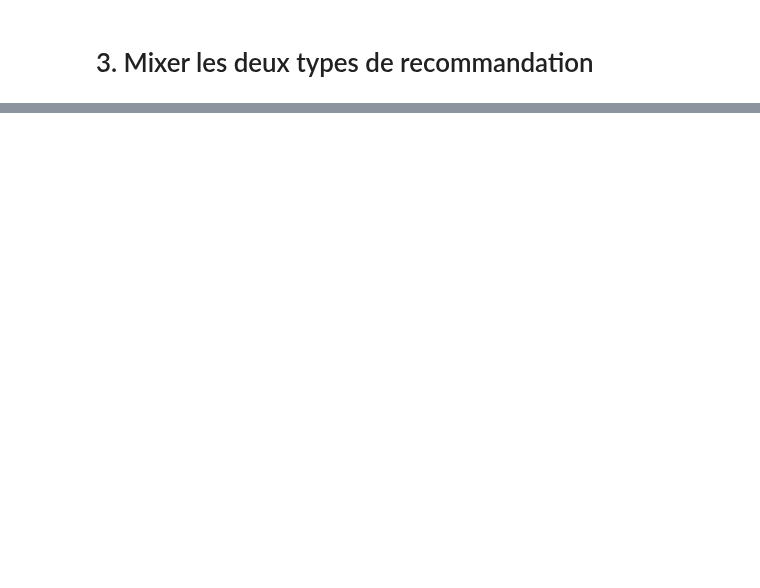
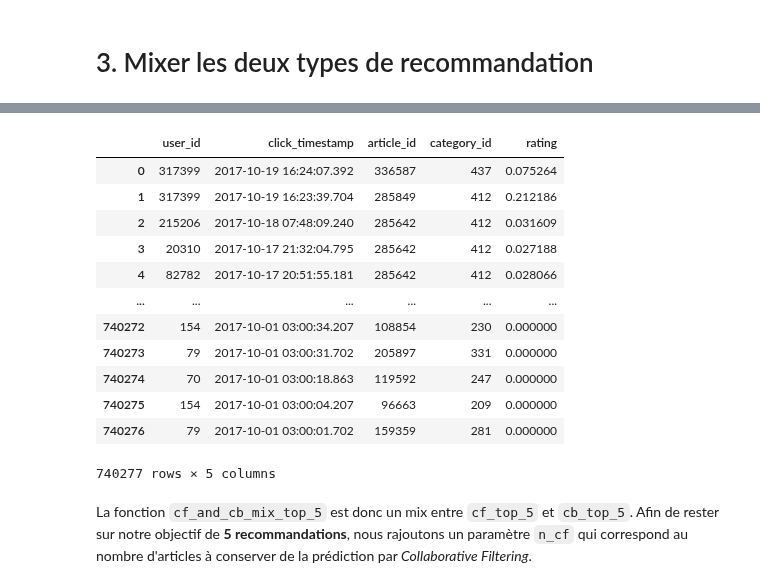
Before and after one commit to ClementPatin/OC-P9, a Jupyter notebook: Patin_Clement_2_scripts_052024.ipynb, the cells around one changed output, grey strips where cells are left out. Drawn from its saved outputs; the diff is of its cells as text; code cells hidden in the pictures; blank space fills up the shorter version.

Commit message:
azure function app dev

```diff
--- a/Patin_Clement_2_scripts_052024.ipynb
+++ b/Patin_Clement_2_scripts_052024.ipynb
@@ -1002,7 +967,7 @@ else :
 Entraînons le modèle SVDpp sur l'ensemble des données :
 # %%
 # train SVDpp on X_cf_surprise
-if "collab_model.pickle" not in os.listdir("mySaves/cf_results") :
+if "collab_model.joblib" not in os.listdir("mySaves/dev_files") :
     # get best parameters
     best_parameters = cf_results.loc[cf_results["model_name"]=="SVDpp_opti", "parameters"].values[0]
     # initiate model
@@ -1011,10 +976,10 @@ if "collab_model.pickle" not in os.listdir("mySaves/cf_results") :
     mf.fit_and_save(
         X_surprise=X_cf_surprise,
         model_surprise=model,
-        path="mySaves/cf_results/collab_model.pickle")
+        path="mySaves/dev_files/collab_model.joblib")
 else :
     # load existing trained model
-    _, model = surprise_dump.load("mySaves/cf_results/collab_model.pickle")
+    model = load("mySaves/dev_files/collab_model.joblib")
 # %% [markdown]
 Nous pouvons tester notre modèle de recommandation. Pour cela nous avons créé une fonction `cf_top_5` qui, à partir d'un `user_id`, d'un modèle `surprise` et d'un dataframe `X` :
 - filtre `X` sur le `user_id`
@@ -1051,0 +1061,15 @@ for i in range(10) :
+# %%
+# train SVDpp on X_cf_light_surprise
+if "collab_model_light.joblib" not in os.listdir("mySaves/prod_files") :
+    # get best parameters
+    best_parameters = cf_results.loc[cf_results["model_name"]=="SVDpp_opti", "parameters"].values[0]
+    # initiate model
+    light_model = SVDpp(**best_parameters)
+    # use custom function "fit_and_save"
+    mf.fit_and_save(
+        X_surprise=X_cf_light_surprise,
+        model_surprise=light_model,
+        path="mySaves/prod_files/collab_model_light.joblib")
+else :
+    # load existing trained model
+    light_model = load("mySaves/prod_files/collab_model_light.joblib")
@@ -1068,6 +1122,6 @@ if not os.path.isdir("mySaves/data_cb"):
 # %%
 # load, prepare and merge "clicks" and "articles_metadata" CSVs
-if "data_cb.joblib" not in os.listdir("mySaves/data_cb") :
+if "data_cb.joblib" not in os.listdir("mySaves/dev_files") :
     # necessary columns
     clicks_usecols = [
         'user_id',
@@ -1095,10 +1149,10 @@ if "data_cb.joblib" not in os.listdir("mySaves/data_cb") :
         )
 
     # save
-    dump(data_cb, "mySaves/data_cb/data_cb.joblib")
+    dump(data_cb, "mySaves/dev_files/data_cb.joblib")
 
 else :
-    data_cb = load("mySaves/data_cb/data_cb.joblib")
+    data_cb = load("mySaves/dev_files/data_cb.joblib")
 
 data_cb
 # %% [output]
@@ -1295,3 +1418,35 @@ Nous pouvons mixer les deux approches :
+# %%
+# merge "cf" data et "cb" data
+if "data_light.joblib" not in os.listdir("mySaves/prod_files") :
+    # filter "data_cb_light" on articles contained in "X_cf_light"
+    mask = data_cb_light["article_id"].isin(X_cf_light["article_id"].unique())
+    data_light = data_cb_light.loc[mask]
+    # merge
+    # (If "on" is None and not merging on indexes then this defaults to the intersection of the columns in both DataFrames.)
+    data_light = data_light.merge(X_cf_light, how="inner", on=None)
+    # save
+    dump(data_light, "mySaves/prod_files/data_light.joblib")
+
+else :
+    data_light = load("mySaves/prod_files/data_light.joblib")
+
+data_light
+# %% [output]
+|  | user_id | click_timestamp | article_id | category_id | rating |
+| 0 | 317399 | 2017-10-19 16:24:07.392 | 336587 | 437 | 0.075264 |
+| 1 | 317399 | 2017-10-19 16:23:39.704 | 285849 | 412 | 0.212186 |
+| 2 | 215206 | 2017-10-18 07:48:09.240 | 285642 | 412 | 0.031609 |
+| 3 | 20310 | 2017-10-17 21:32:04.795 | 285642 | 412 | 0.027188 |
+| 4 | 82782 | 2017-10-17 20:51:55.181 | 285642 | 412 | 0.028066 |
+| ... | ... | ... | ... | ... | ... |
+| 740272 | 154 | 2017-10-01 03:00:34.207 | 108854 | 230 | 0.000000 |
+| 740273 | 79 | 2017-10-01 03:00:31.702 | 205897 | 331 | 0.000000 |
+| 740274 | 70 | 2017-10-01 03:00:18.863 | 119592 | 247 | 0.000000 |
+| 740275 | 154 | 2017-10-01 03:00:04.207 | 96663 | 209 | 0.000000 |
+| 740276 | 79 | 2017-10-01 03:00:01.702 | 159359 | 281 | 0.000000 |
+740277 rows × 5 columns
+# %% [markdown]
+La fonction `cf_and_cb_mix_top_5` est donc un mix entre `cf_top_5` et `cb_top_5`. Afin de rester sur notre objectif de **5 recommandations**, nous rajoutons un paramètre `n_cf` qui correspond au nombre d'articles à conserver de la prédiction par *Collaborative Filtering*.
 # %%
 # test a mix of collaborative filtering and content base
 
```
Also changed, not shown: parts of 36 cells of this notebook, 20 other files.
